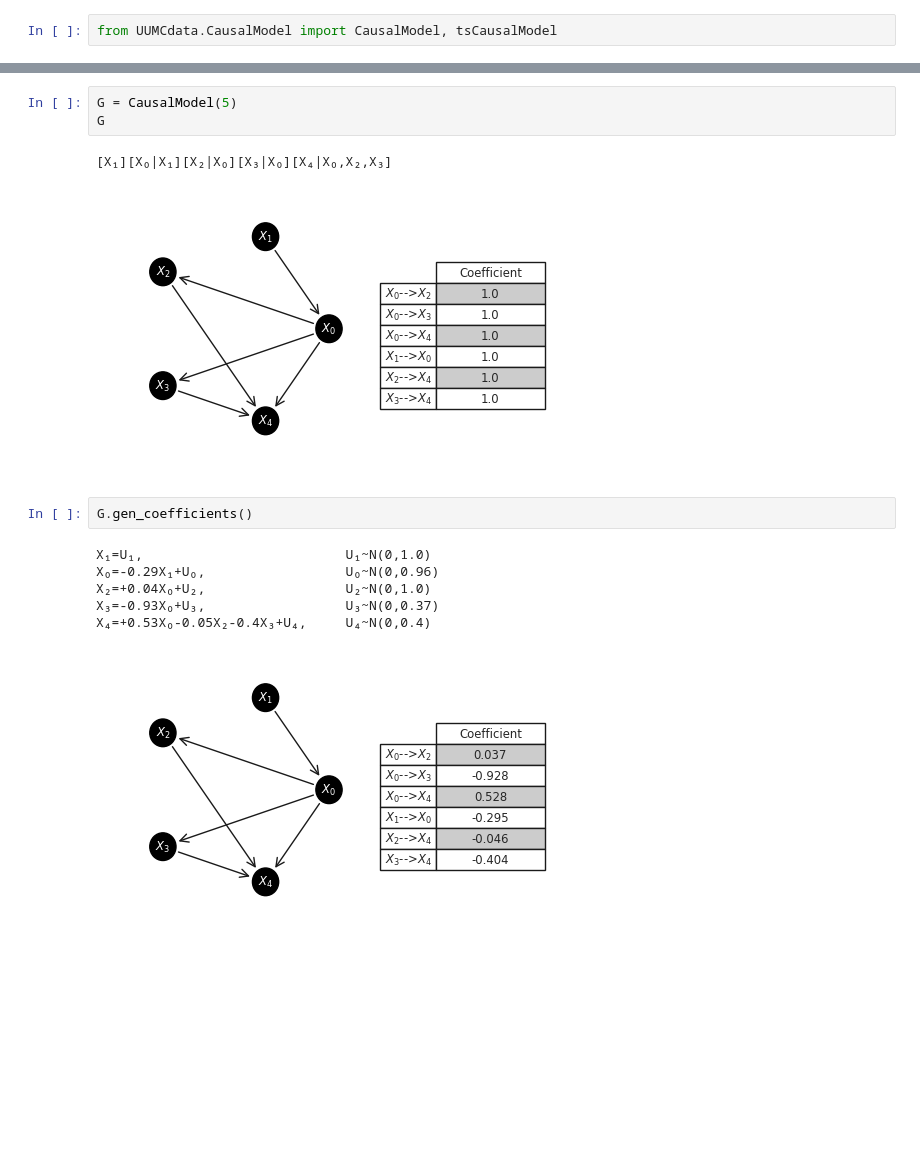
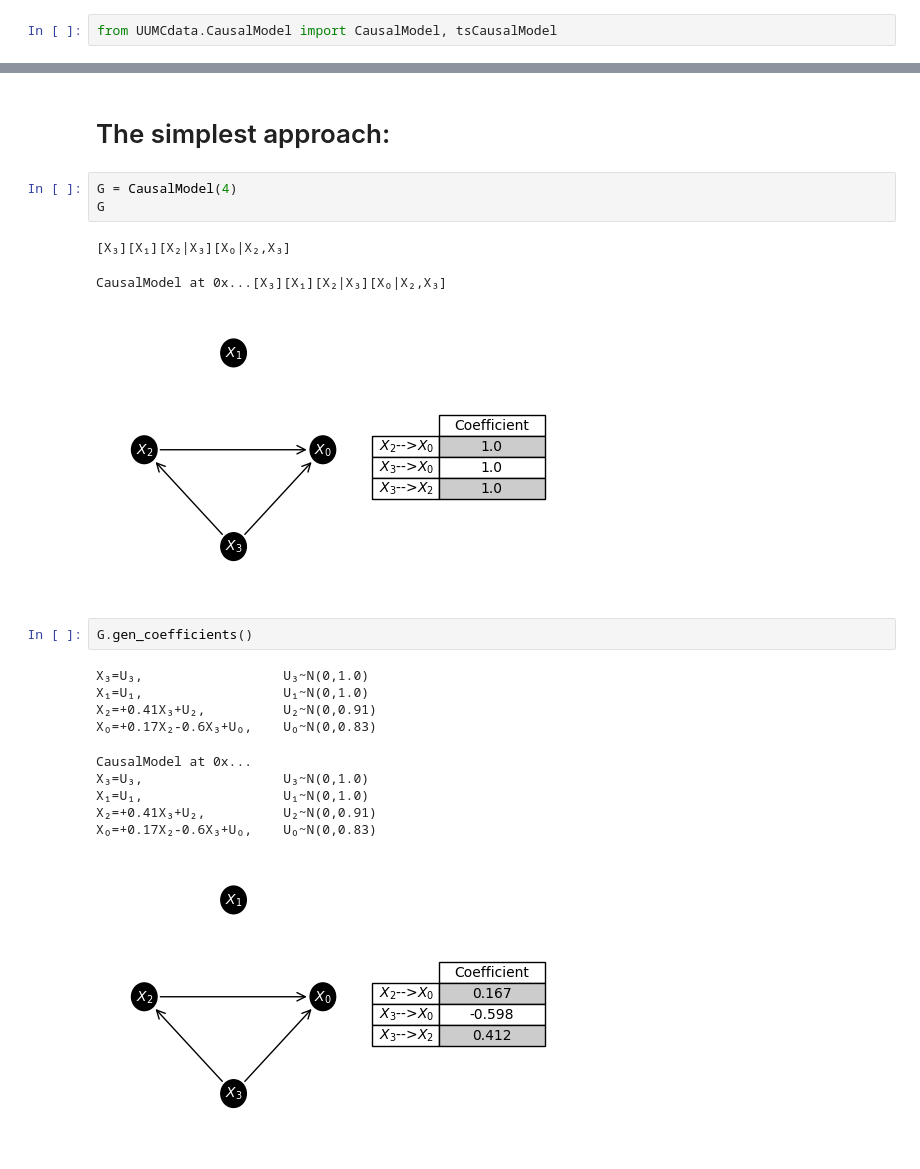
Before and after one commit to rebeccaherman1/UUMCdata, a Jupyter notebook: examples/example.ipynb, the cells around one changed output, grey strips where cells are left out. Drawn from its saved outputs; the diff is of its cells as text; blank space fills up the shorter version.

```diff
--- a/examples/example.ipynb
+++ b/examples/example.ipynb
@@ -3,16 +27,23 @@ from UUMCdata.CausalModel import CausalModel, tsCausalModel
+# %% [markdown]
+# The simplest approach:
 # %%
-G = CausalModel(5)
+G = CausalModel(4)
 G
 # %% [output]
-[X₁][X₀|X₁][X₂|X₀][X₃|X₀][X₄|X₀,X₂,X₃]
+[X₃][X₁][X₂|X₃][X₀|X₂,X₃]
+CausalModel at 0x...[X₃][X₁][X₂|X₃][X₀|X₂,X₃]
-[figure, old version]
+[figure, new version]
 # %%
 G.gen_coefficients()
 # %% [output]
-X₁=U₁,                          U₁~N(0,1.0)
-X₀=-0.29X₁+U₀,                  U₀~N(0,0.96)
-X₂=+0.04X₀+U₂,                  U₂~N(0,1.0)
-X₃=-0.93X₀+U₃,                  U₃~N(0,0.37)
-X₄=+0.53X₀-0.05X₂-0.4X₃+U₄,     U₄~N(0,0.4)
+X₃=U₃,                  U₃~N(0,1.0)
+X₁=U₁,                  U₁~N(0,1.0)
+X₂=+0.41X₃+U₂,          U₂~N(0,0.91)
+X₀=+0.17X₂-0.6X₃+U₀,    U₀~N(0,0.83)
+CausalModel at 0x...
+X₃=U₃,                  U₃~N(0,1.0)
+X₁=U₁,                  U₁~N(0,1.0)
+X₂=+0.41X₃+U₂,          U₂~N(0,0.91)
+X₀=+0.17X₂-0.6X₃+U₀,    U₀~N(0,0.83)
-[figure, old version]
+[figure, new version]
 # %%
```
Also changed, not shown: parts of 66 cells of this notebook.
